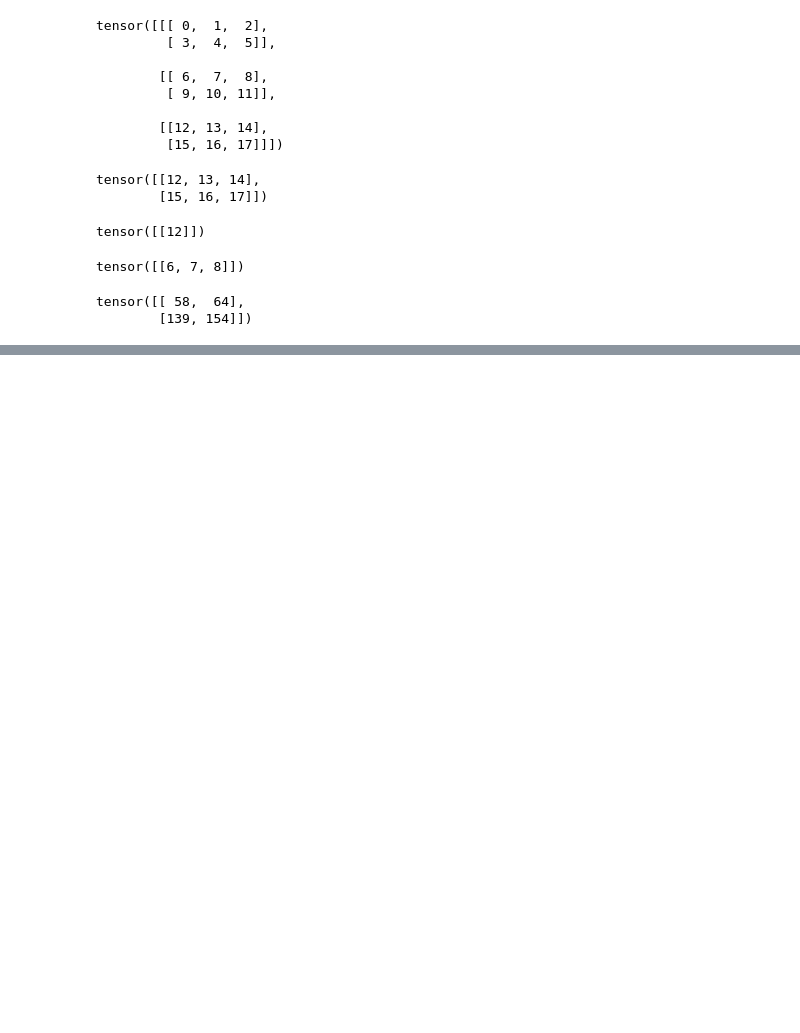
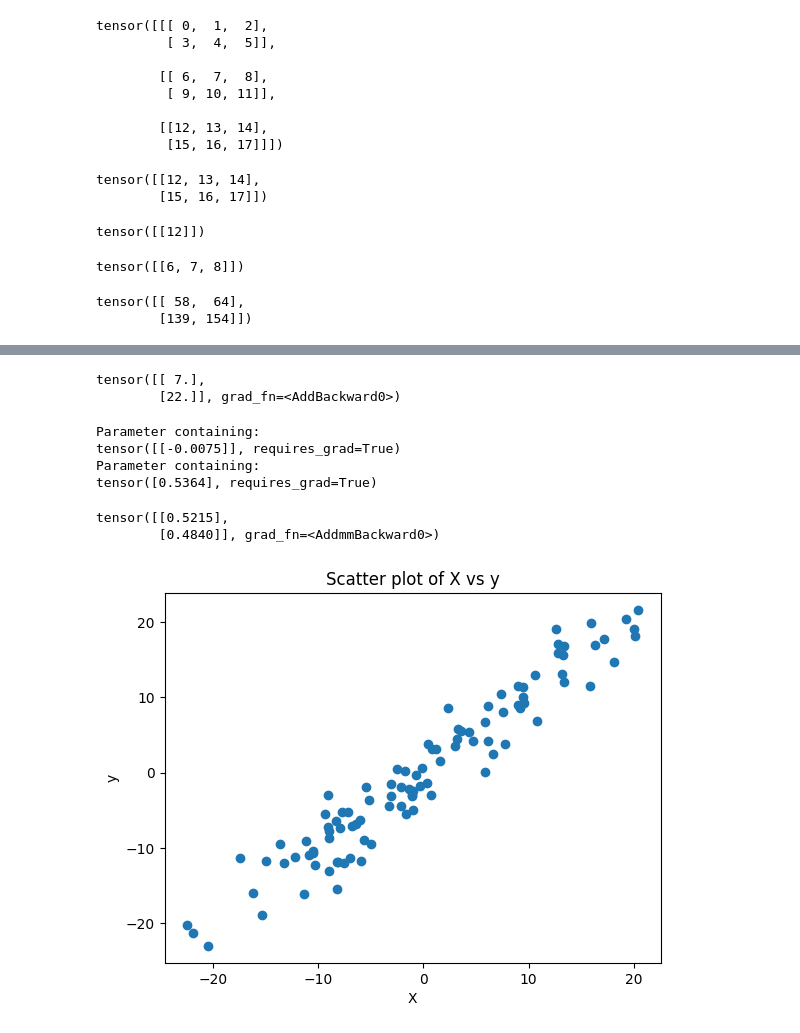
Before and after one commit to vedantsingh12/Deep-Learning, a Jupyter notebook: Pytorch/Vector Operations.ipynb, the cells around one changed output, grey strips where cells are left out. Saved outputs shown, nothing was run; the diff lists cells and outputs as text; code cells hidden in the pictures; blank space fills up the shorter version.

```diff
--- a/Pytorch/Vector Operations.ipynb
+++ b/Pytorch/Vector Operations.ipynb
@@ -185,0 +211,30 @@ tensor([[ 58,  64],
+# %%
+def forward(x):
+    return w*x + b
+
+
+x = torch.tensor([[2.0],[7]]) # here
+forward(x)
+
+# tensor([[7.], [22.]], grad_fn=<AddmmBackward>) why AddmmBackward? <br>
+# Because the operation involves tensors with requires_grad=True, PyTorch tracks the operations for automatic differentiation.
+# %% [output]
+tensor([[ 7.],
+        [22.]], grad_fn=<AddBackward0>)
+# %%
+from torch.nn import Linear
+torch.manual_seed(0)
+model = Linear(1, 1) # here 1 input feature, 1 output feature
+print(model.weight) # weight # how is this initialized?
+print(model.bias)   # bias # how is this initialized?
+# %% [output]
+Parameter containing:
+tensor([[-0.0075]], requires_grad=True)
+Parameter containing:
+tensor([0.5364], requires_grad=True)
+# %%
+x=torch.tensor([[2.0],[7.0]])
+model(x)
+# %% [output]
+tensor([[0.5215],
+        [0.4840]], grad_fn=<AddmmBackward0>)
@@ -185,0 +262,13 @@ tensor([[ 58,  64],
+# %%
+# Creating dataset
+import matplotlib.pyplot as plt
+X= torch.randn(100, 1)*10    # 100 samples, 1 feature
+y=X + 3*torch.randn(100, 1)
+# print(X) # small variance so ? lets make some
+plt.plot(X.numpy(), y.numpy(), 'o')
+plt.xlabel("X")
+plt.ylabel("y")
+plt.title("Scatter plot of X vs y")
+plt.show()
+# %% [output]
+[figure, added]
```
Also changed, not shown: parts of 14 cells of this notebook.
